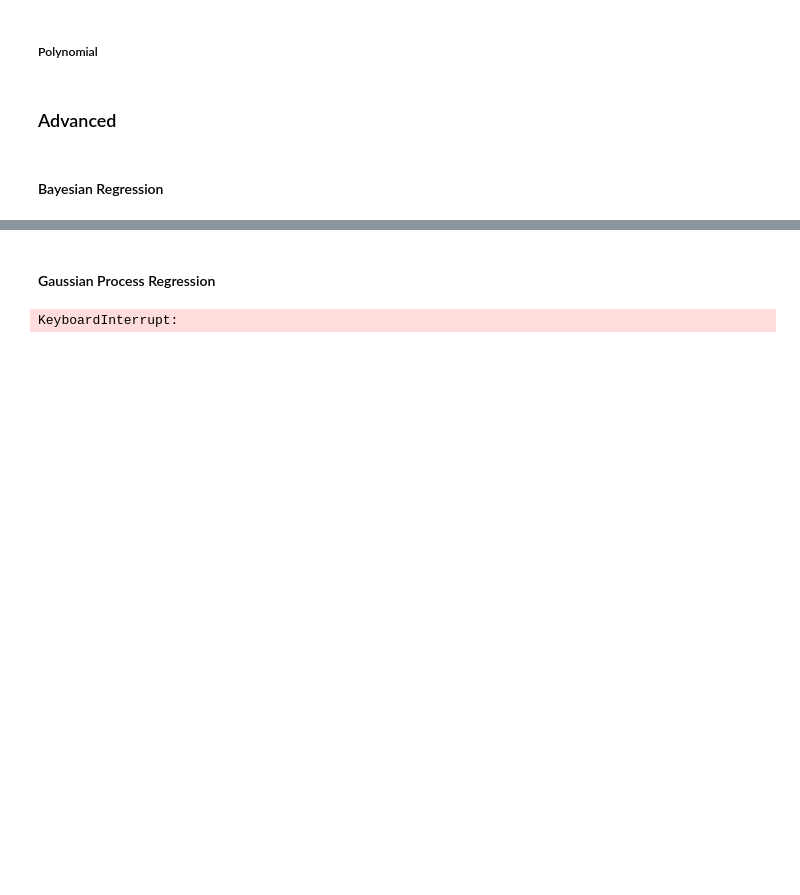
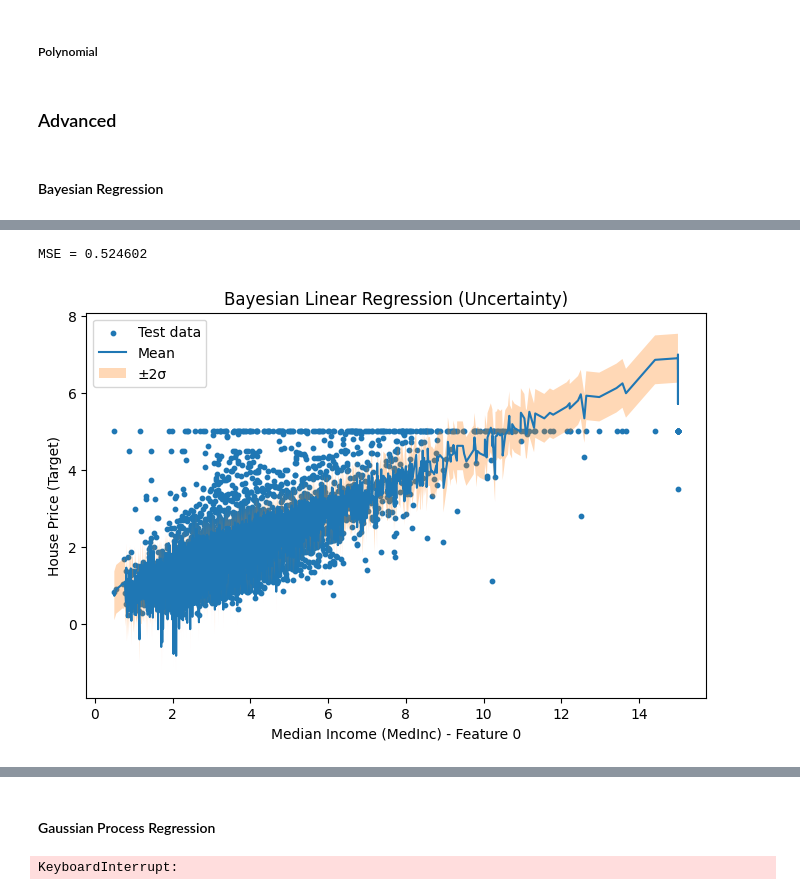
Before and after one commit to kanumi-2005/supervised-learning-project, a Jupyter notebook: code/Part1_Regression/notebook.ipynb, the cells around one changed output, grey strips where cells are left out. Cells and saved outputs as stored; diff of their text form; code cells hidden in the pictures; blank space fills up the shorter version.

```diff
--- a/code/Part1_Regression/notebook.ipynb
+++ b/code/Part1_Regression/notebook.ipynb
@@ -198,0 +202,35 @@ AttributeError: 'Pipeline' object has no attribute 'get_posterior'
+# %%
+ # ===== PREDICT =====
+y_mean, y_std = model.predict_dist(X_test)
+mse = np.mean((y_test - y_mean) ** 2)
+print(f"MSE = {mse:.6f}")
+# %% [output]
+MSE = 0.524602
+# %%
+# ===== PLOT (1D visualization) =====
+X_plot = X_test[:, 0]
+idx = np.argsort(X_plot)
+
+plt.figure(figsize=(8, 5))
+
+# data test
+plt.scatter(X_plot, y_test, s=10, label="Test data")
+
+# mean prediction
+plt.plot(X_plot[idx], y_mean[idx], label="Mean")
+
+# vùng bất định ±2σ
+plt.fill_between(
+    X_plot[idx],
+    y_mean[idx] - 2*y_std[idx],
+    y_mean[idx] + 2*y_std[idx],
+    alpha=0.3,
+    label="±2σ"
+)
+plt.xlabel("Median Income (MedInc) - Feature 0")
+plt.ylabel("House Price (Target)")
+plt.legend()
+plt.title("Bayesian Linear Regression (Uncertainty)")
+plt.show()
+# %% [output]
+[figure, added]
```
Also changed, not shown: parts of 4 cells of this notebook.
